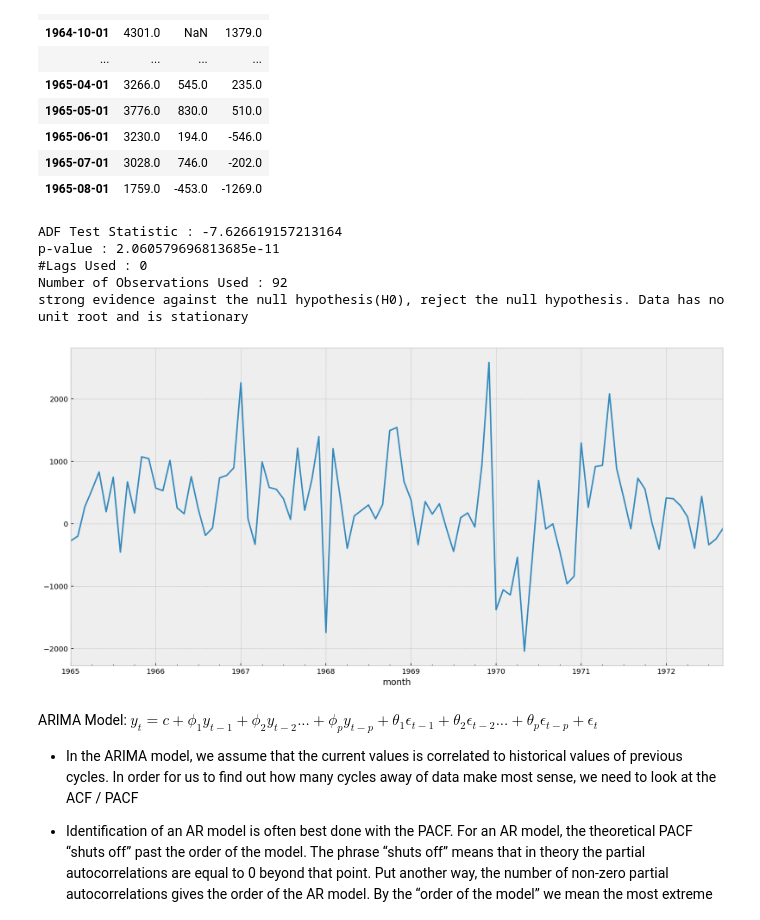
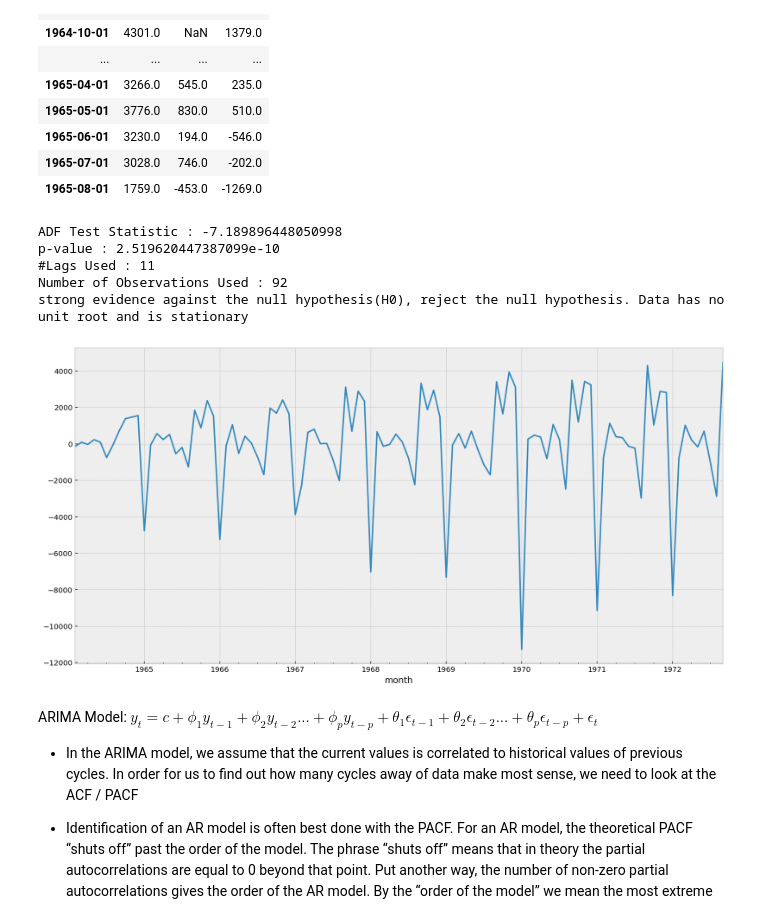
Before and after one commit to chablis8/Projects, a Jupyter notebook: times_series_analysis.ipynb, the cells around one changed output. Cells and saved outputs as stored; diff of their text form; code cells hidden in the pictures.

```diff
--- a/times_series_analysis.ipynb
+++ b/times_series_analysis.ipynb
@@ -163,20 +163,20 @@ df.head(20)
 | 1965-08-01 | 1759.0 | -453.0 | -1269.0 |
 # %%
 ## Again test dickey fuller test
-adfuller_test(df['YoY'].dropna())
+adfuller_test(df['MoM'].dropna())
 # %% [output]
-ADF Test Statistic : -7.626619157213164
-p-value : 2.060579696813685e-11
-#Lags Used : 0
+ADF Test Statistic : -7.189896448050998
+p-value : 2.519620447387099e-10
+#Lags Used : 11
 Number of Observations Used : 92
 strong evidence against the null hypothesis(H0), reject the null hypothesis. Data has no unit root and is stationary
 # %%
 # the trend now looks a lot more stationary
 plt.figure(figsize=(16,8))
-df['YoY'].dropna().plot()
+df['MoM'].dropna().plot()
 plt.show()
 # %% [output]
-[figure, old version]
+[figure, new version]
 # %% [markdown]
  ARIMA Model: $y_t= c+ \phi_1 y_{t-1}+\phi_2 y_{t-2}...+\phi_p y_{t-p}+\theta_1 \epsilon_{t-1}+\theta_2 \epsilon_{t-2}...+\theta_p \epsilon_{t-p} +\epsilon_t$
 
```
Also changed, not shown: parts of 2 cells of this notebook.
